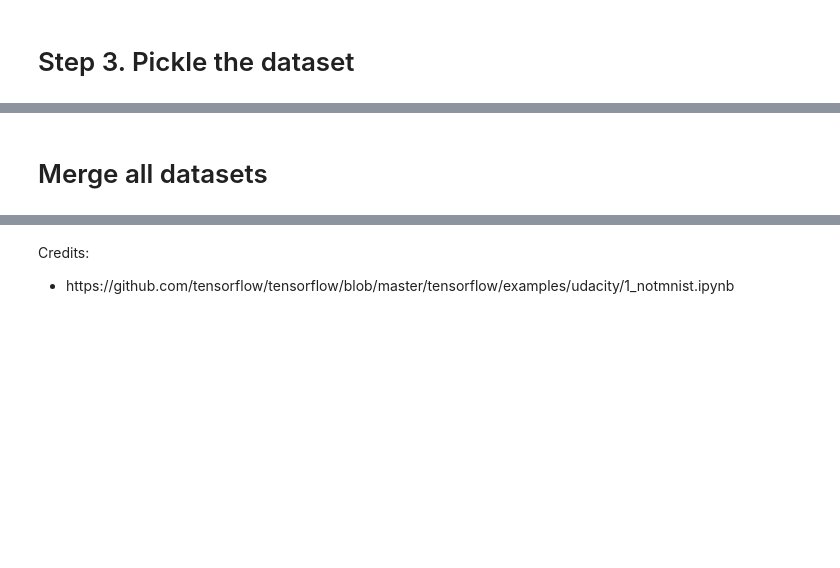
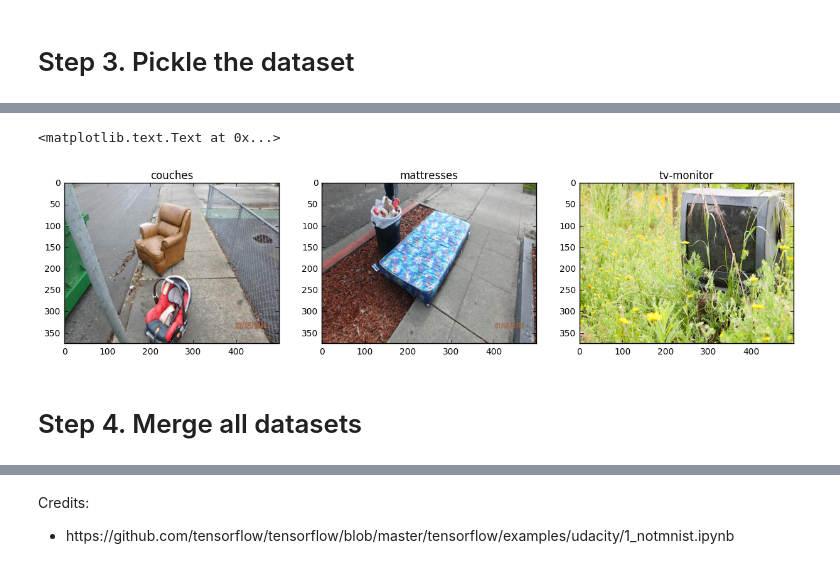
Before and after one commit to Gforky/illegal-dumping-object-detection-engine, a Jupyter notebook: classification-engine.ipynb, the cells around one changed output, grey strips where cells are left out. Cells and saved outputs as stored; diff of their text form; code cells hidden in the pictures; blank space fills up the shorter version.

```diff
--- a/classification-engine.ipynb
+++ b/classification-engine.ipynb
@@ -133,32 +167,35 @@ train_datasets = do_pickle(train_folders, 5)
 # %%
 path_1p = 'training-images/couches.pickle'
 path_2p = 'training-images/mattresses.pickle'
 path_3p = 'training-images/tv-monitor.pickle'
 
 with open(path_1p, 'rb') as f1:
     train_1 = pickle.load(f1)
 with open(path_2p, 'rb') as f2:
     train_2 = pickle.load(f2)
 with open(path_3p, 'rb') as f3:
     train_3 = pickle.load(f3)
 
 fig = plt.figure(figsize=(15,5))
-img_1p = train_1[10] # change this
-img_2p = train_2[6] # change this
-img_3p = train_3[5] # change this
+img_1p = train_1[9] # change this
+img_2p = train_2[2] # change this
+img_3p = train_3[4] # change this
 
 plt.subplot(131)
 plt.imshow(img_1p)
 plt.title('couches', fontsize=12)
 
 plt.subplot(132)
 plt.imshow(img_2p)
 plt.title('mattresses', fontsize=12)
 
 plt.subplot(133)
 plt.imshow(img_3p)
 plt.title('tv-monitor', fontsize=12)
+# %% [output]
+<matplotlib.text.Text at 0x...>
+[figure, added]
 # %% [markdown]
-# Merge all datasets
+# Step 4. Merge all datasets
 # %%
 def create_dataset(batch_size, image_height, image_width):
```
Also changed, not shown: parts of 10 cells of this notebook.
